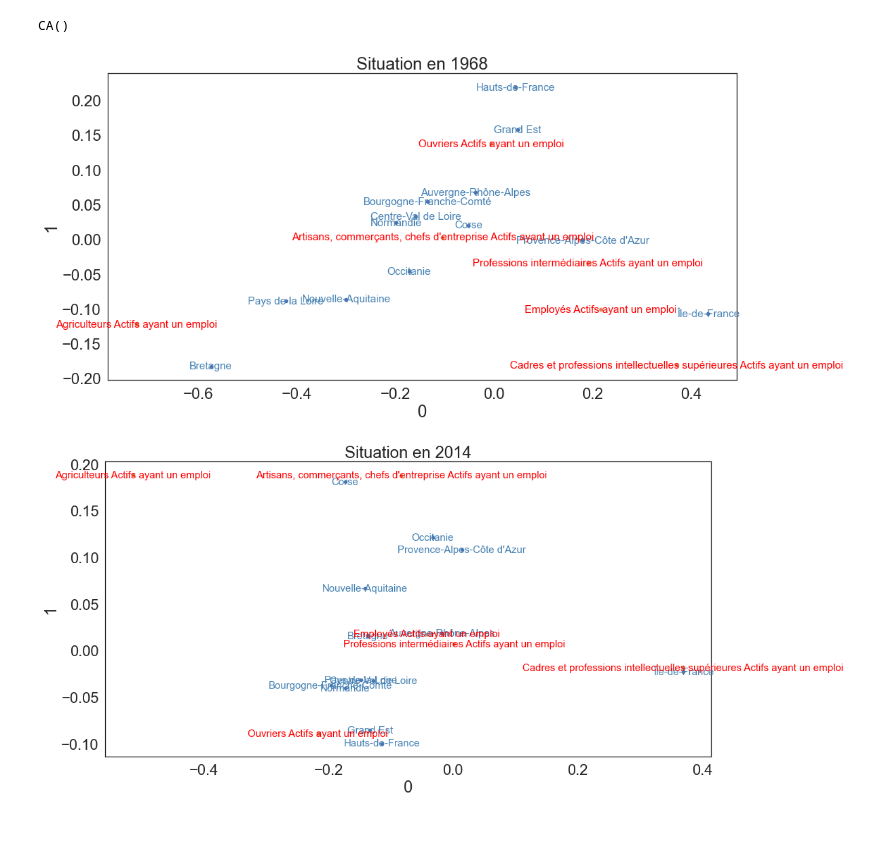
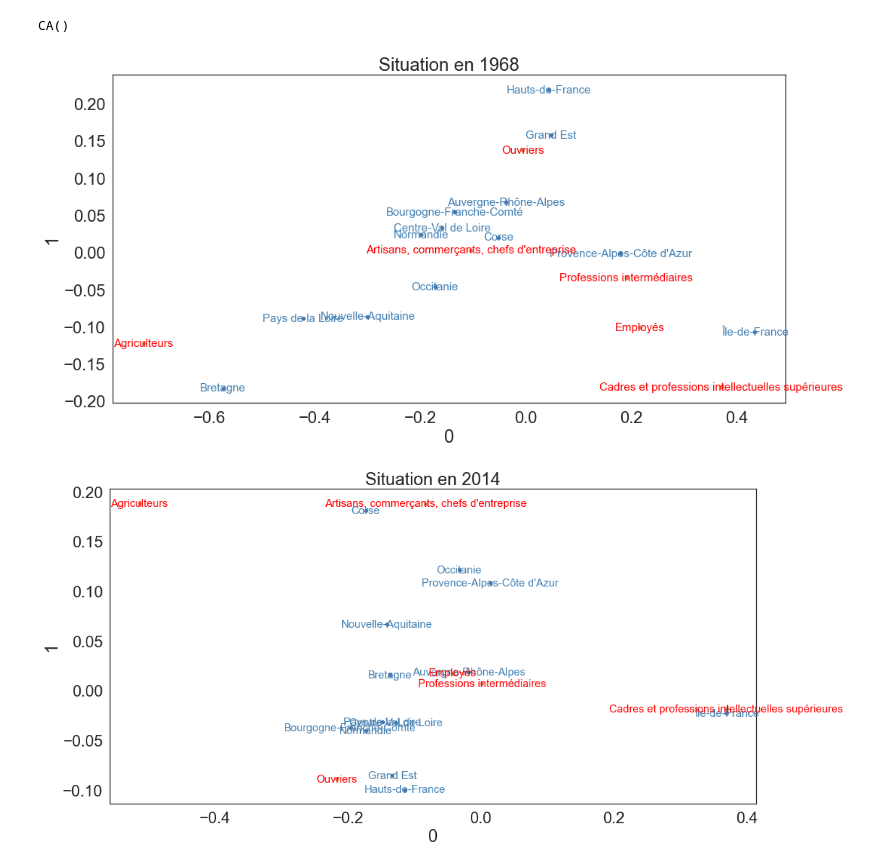
Before and after one commit to fxjollois/cours-2021-2022, a Jupyter notebook: insa-ms-esd--ml/afc-demande-correction.ipynb, the cells around one changed output. Drawn from its saved outputs; the diff is of its cells as text; code cells hidden in the pictures; blank space fills up the shorter version.

```diff
--- a/insa-ms-esd--ml/afc-demande-correction.ipynb
+++ b/insa-ms-esd--ml/afc-demande-correction.ipynb
@@ -108,20 +108,20 @@ col2014 = res2014.column_coordinates(regions2014_bis)
 # %%
 plt.figure(figsize = (16, 8))
 
 g = seaborn.scatterplot(x = 0, y = 1, data = row1968)
 for i in range(row1968.shape[0]):
     plt.text(row1968.iloc[i][0], row1968.iloc[i][1], row1968.index[i],
              ha = "center", va = "center", fontsize = 15, color = "steelblue")
 seaborn.scatterplot(x = 0, y = 1, data = col1968)
 for i in range(col1968.shape[0]):
-    plt.text(col1968.iloc[i][0], col1968.iloc[i][1], col1968.index[i].replace(" RP1968", ""),
+    plt.text(col1968.iloc[i][0], col1968.iloc[i][1], col1968.index[i].replace(" Actifs ayant un emploi RP1968", ""),
              ha = "center", va = "center", fontsize = 15, color = "red")
 
 ax = plt.gca()
 ax.set_title("Situation en 1968")
 plt.show()
 # %% [output]
-[figure, old version]
+[figure, new version]
 # %%
 plt.figure(figsize = (16, 8))
 
@@ -131,11 +131,11 @@ for i in range(row2014.shape[0]):
              ha = "center", va = "center", fontsize = 15, color = "steelblue")
 seaborn.scatterplot(x = 0, y = 1, data = col2014)
 for i in range(col2014.shape[0]):
-    plt.text(col2014.iloc[i][0], col2014.iloc[i][1], col2014.index[i].replace(" RP2014", ""),
+    plt.text(col2014.iloc[i][0], col2014.iloc[i][1], col2014.index[i].replace(" Actifs ayant un emploi RP2014", ""),
              ha = "center", va = "center", fontsize = 15, color = "red")
 
 ax = plt.gca()
 ax.set_title("Situation en 2014")
 plt.show()
 # %% [output]
-[figure, old version]
+[figure, new version]
```
Also changed, not shown: 3 other files.
